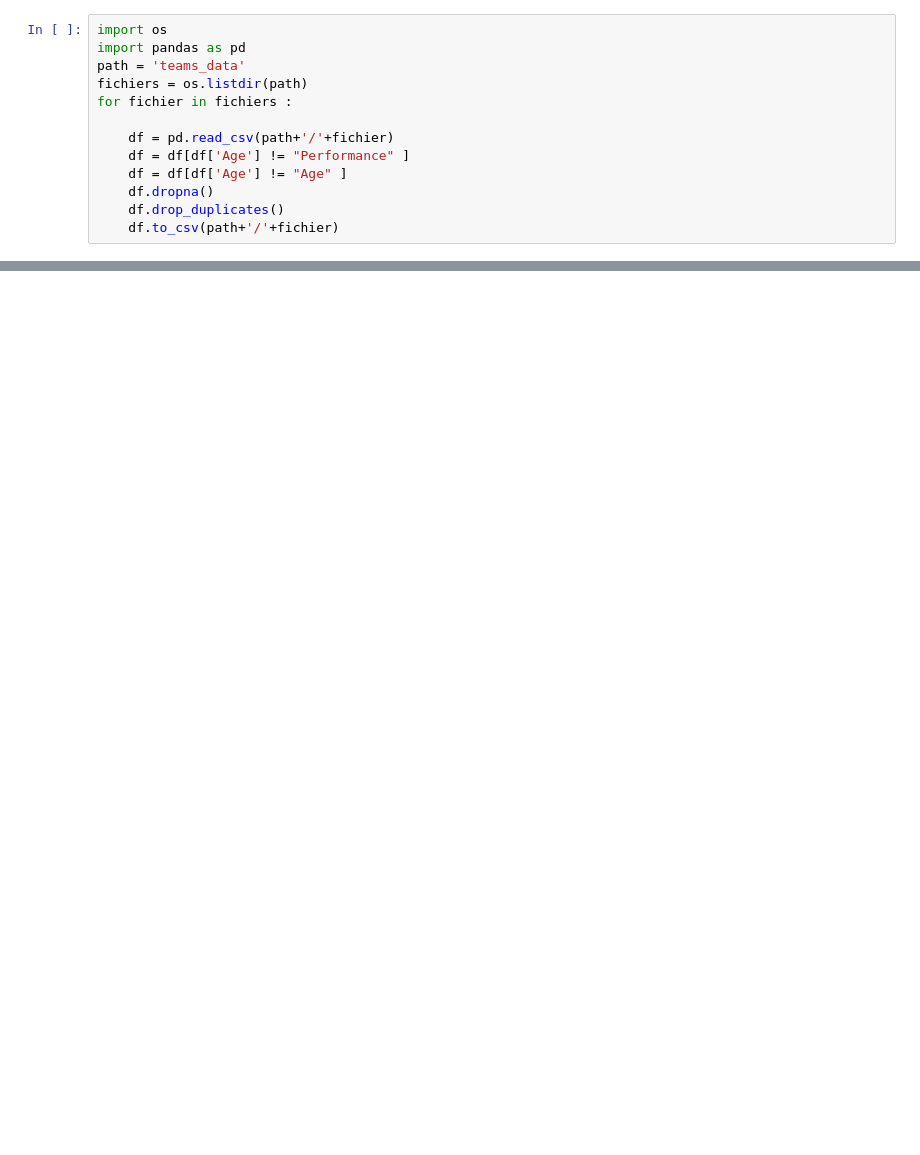
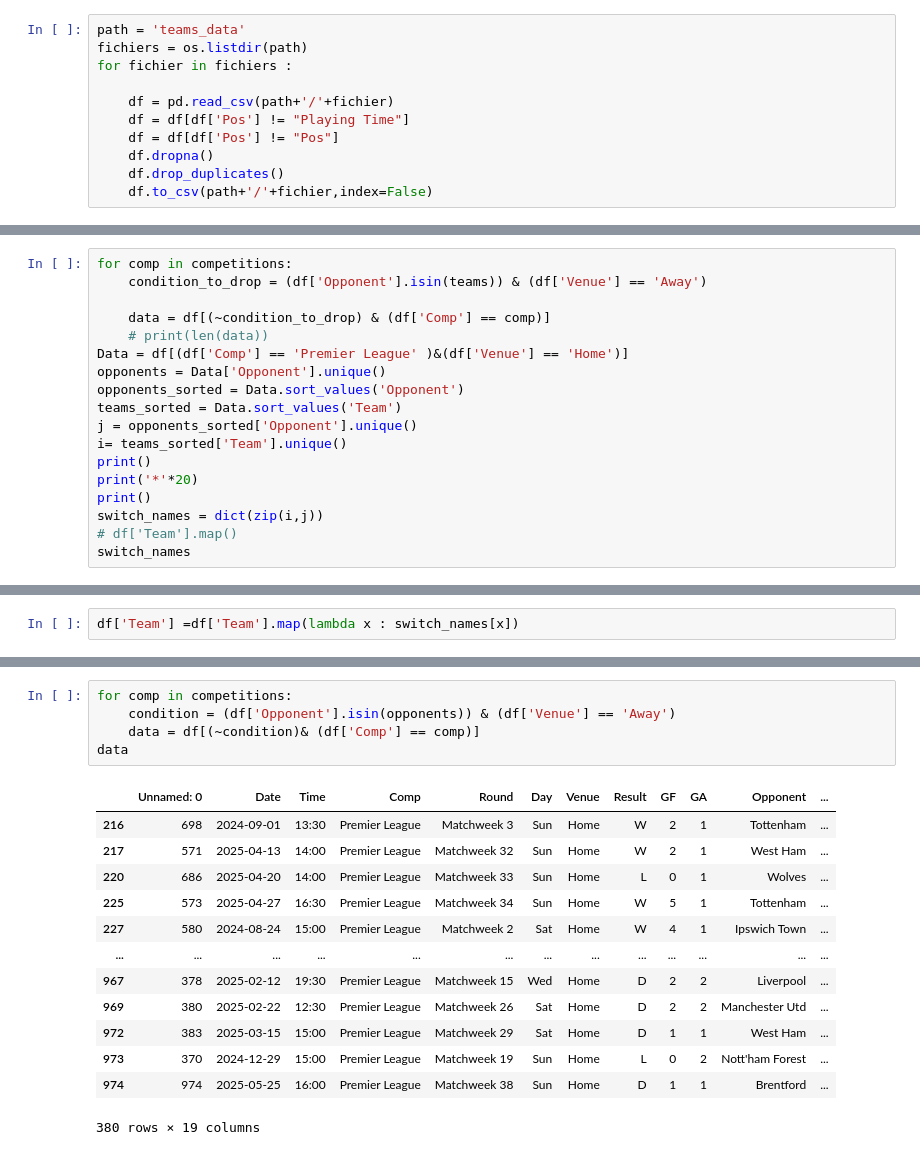
Before and after one commit to YounessBoumeshouli/Data, a Jupyter notebook: nettoyage.ipynb, the cells around one changed output, grey strips where cells are left out. Cells and saved outputs as stored; diff of their text form; blank space fills up the shorter version.

```diff
--- a/nettoyage.ipynb
+++ b/nettoyage.ipynb
@@ -13,13 +14,11 @@ for fichier in fichiers :
 # %%
-import os
-import pandas as pd
 path = 'teams_data'
 fichiers = os.listdir(path)
 for fichier in fichiers :
 
     df = pd.read_csv(path+'/'+fichier)
-    df = df[df['Age'] != "Performance" ]
-    df = df[df['Age'] != "Age" ]
+    df = df[df['Pos'] != "Playing Time"]
+    df = df[df['Pos'] != "Pos"]
     df.dropna()
     df.drop_duplicates()
-    df.to_csv(path+'/'+fichier)
+    df.to_csv(path+'/'+fichier,index=False)
@@ -45,0 +68,18 @@ df
+# %%
+for comp in competitions:
+    condition_to_drop = (df['Opponent'].isin(teams)) & (df['Venue'] == 'Away')
+
+    data = df[(~condition_to_drop) & (df['Comp'] == comp)]
+    # print(len(data))
+Data = df[(df['Comp'] == 'Premier League' )&(df['Venue'] == 'Home')]
+opponents = Data['Opponent'].unique()
+opponents_sorted = Data.sort_values('Opponent')
+teams_sorted = Data.sort_values('Team')
+j = opponents_sorted['Opponent'].unique()
+i= teams_sorted['Team'].unique()
+print()
+print('*'*20)
+print()
+switch_names = dict(zip(i,j))
+# df['Team'].map()
+switch_names
@@ -45,0 +147,2 @@ df
+# %%
+df['Team'] =df['Team'].map(lambda x : switch_names[x])
@@ -45,0 +159,19 @@ df
+# %%
+for comp in competitions:
+    condition = (df['Opponent'].isin(opponents)) & (df['Venue'] == 'Away')
+    data = df[(~condition)& (df['Comp'] == comp)]
+data
+# %% [output]
+|  | Unnamed: 0 | Date | Time | Comp | Round | Day | Venue | Result | GF | GA | Opponent | ... |
+| 216 | 698 | 2024-09-01 | 13:30 | Premier League | Matchweek 3 | Sun | Home | W | 2 | 1 | Tottenham | ... |
+| 217 | 571 | 2025-04-13 | 14:00 | Premier League | Matchweek 32 | Sun | Home | W | 2 | 1 | West Ham | ... |
+| 220 | 686 | 2025-04-20 | 14:00 | Premier League | Matchweek 33 | Sun | Home | L | 0 | 1 | Wolves | ... |
+| 225 | 573 | 2025-04-27 | 16:30 | Premier League | Matchweek 34 | Sun | Home | W | 5 | 1 | Tottenham | ... |
+| 227 | 580 | 2024-08-24 | 15:00 | Premier League | Matchweek 2 | Sat | Home | W | 4 | 1 | Ipswich Town | ... |
+| ... | ... | ... | ... | ... | ... | ... | ... | ... | ... | ... | ... | ... |
+| 967 | 378 | 2025-02-12 | 19:30 | Premier League | Matchweek 15 | Wed | Home | D | 2 | 2 | Liverpool | ... |
+| 969 | 380 | 2025-02-22 | 12:30 | Premier League | Matchweek 26 | Sat | Home | D | 2 | 2 | Manchester Utd | ... |
+| 972 | 383 | 2025-03-15 | 15:00 | Premier League | Matchweek 29 | Sat | Home | D | 1 | 1 | West Ham | ... |
+| 973 | 370 | 2024-12-29 | 15:00 | Premier League | Matchweek 19 | Sun | Home | L | 0 | 2 | Nott'ham Forest | ... |
+| 974 | 974 | 2025-05-25 | 16:00 | Premier League | Matchweek 38 | Sun | Home | D | 1 | 1 | Brentford | ... |
+380 rows × 19 columns
```
Also changed, not shown: parts of 9 cells of this notebook, 3 other files.
